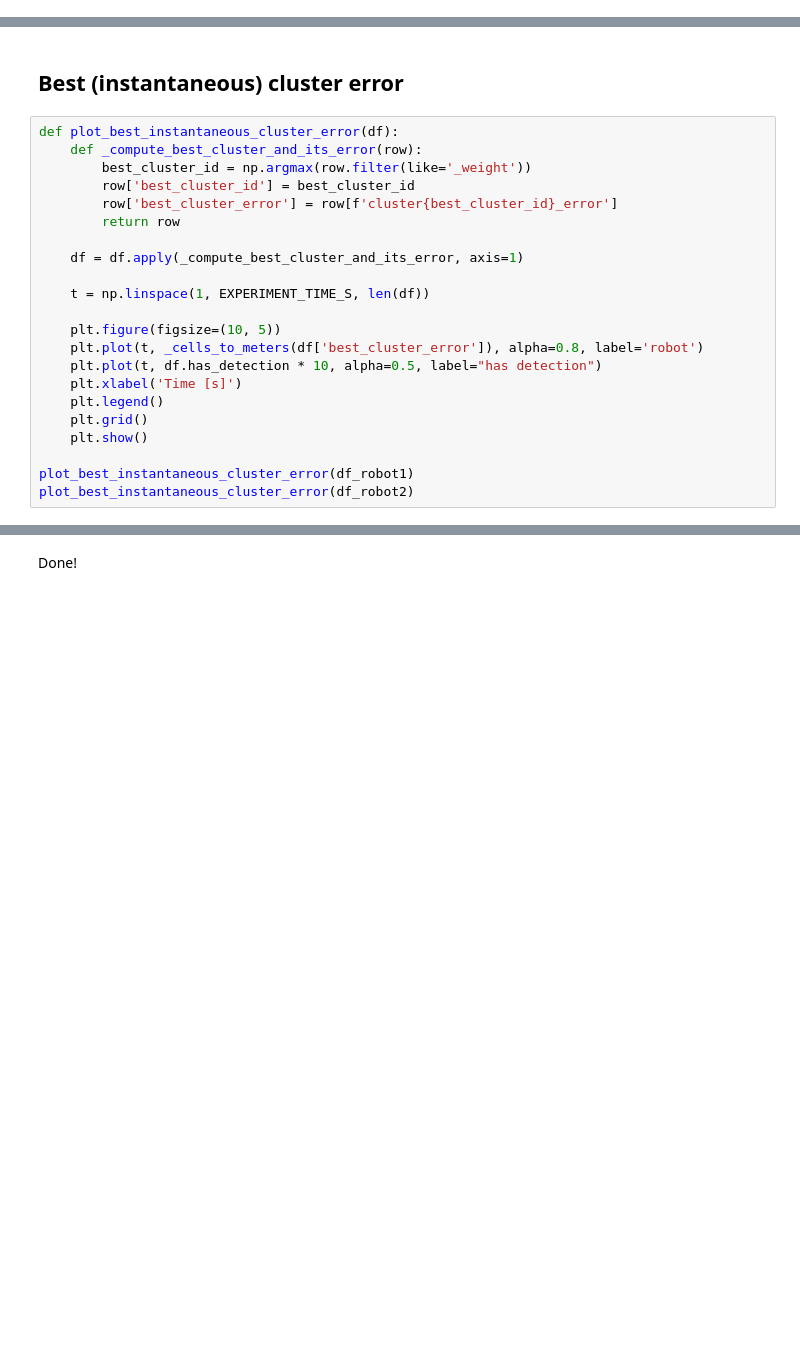
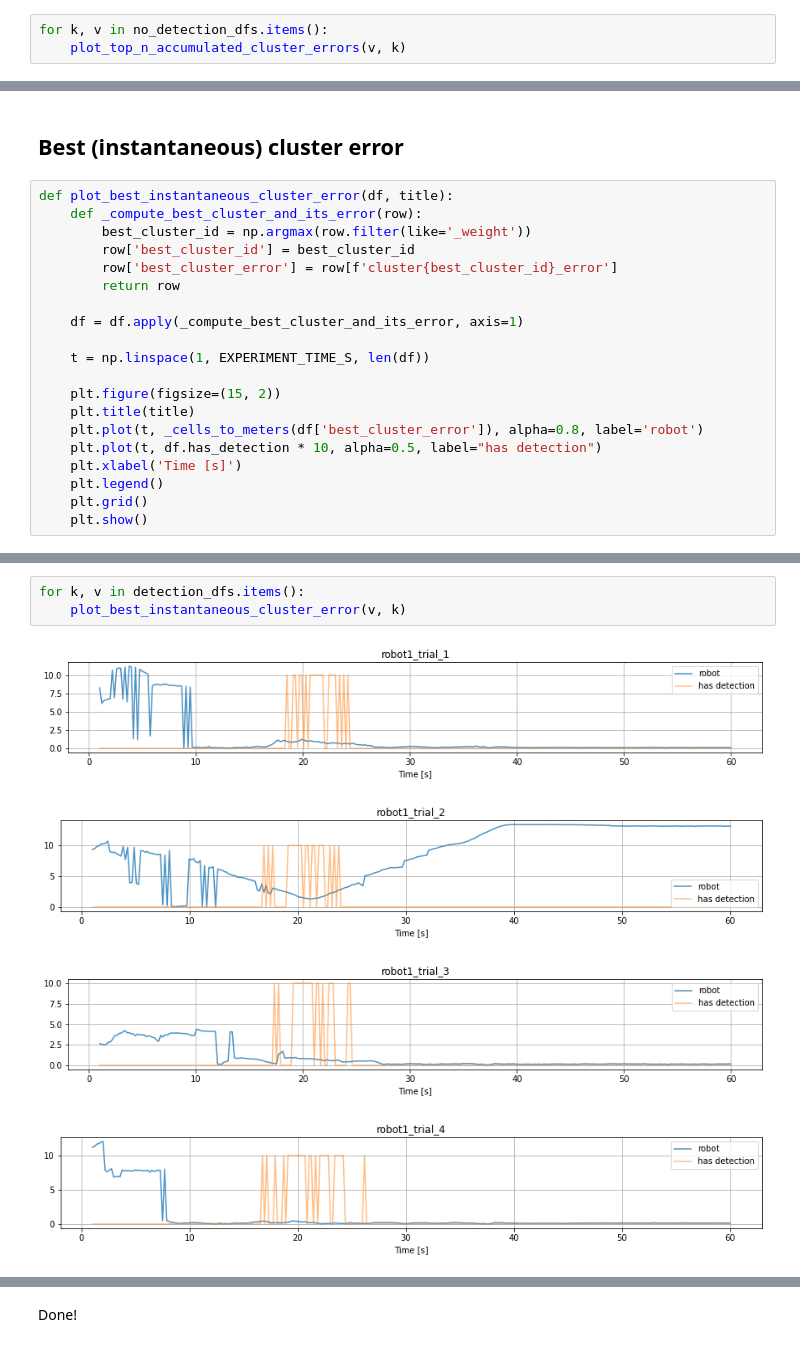
Before and after one commit to leoniloris/Multi-Robot-Localization, a Jupyter notebook: experiments.ipynb, the cells around one changed output, grey strips where cells are left out. Saved outputs shown, nothing was run; the diff lists cells and outputs as text; blank space fills up the shorter version.

```diff
--- a/experiments.ipynb
+++ b/experiments.ipynb
@@ -85,0 +111,3 @@ plot_top_n_accumulated_cluster_errors(df_robot2)
+# %%
+for k, v in no_detection_dfs.items():
+    plot_top_n_accumulated_cluster_errors(v, k)
@@ -86,7 +125,7 @@ plot_top_n_accumulated_cluster_errors(df_robot2)
 # %% [markdown]
 ## Best (instantaneous) cluster error
 # %%
-def plot_best_instantaneous_cluster_error(df):
+def plot_best_instantaneous_cluster_error(df, title):
     def _compute_best_cluster_and_its_error(row):
         best_cluster_id = np.argmax(row.filter(like='_weight'))
         row['best_cluster_id'] = best_cluster_id
@@ -97,13 +136,11 @@ def plot_best_instantaneous_cluster_error(df):
 
     t = np.linspace(1, EXPERIMENT_TIME_S, len(df))
 
-    plt.figure(figsize=(10, 5))
+    plt.figure(figsize=(15, 2))
+    plt.title(title)
     plt.plot(t, _cells_to_meters(df['best_cluster_error']), alpha=0.8, label='robot')
     plt.plot(t, df.has_detection * 10, alpha=0.5, label="has detection")
     plt.xlabel('Time [s]')
     plt.legend()
     plt.grid()
     plt.show()
-
-plot_best_instantaneous_cluster_error(df_robot1)
-plot_best_instantaneous_cluster_error(df_robot2)
@@ -114,0 +149,8 @@ plot_best_instantaneous_cluster_error(df_robot2)
+# %%
+for k, v in detection_dfs.items():
+    plot_best_instantaneous_cluster_error(v, k)
+# %% [output]
+[figure, added]
+[figure, added]
+[figure, added]
+[figure, added]
```
Also changed, not shown: parts of 17 cells of this notebook, 20 other files.
